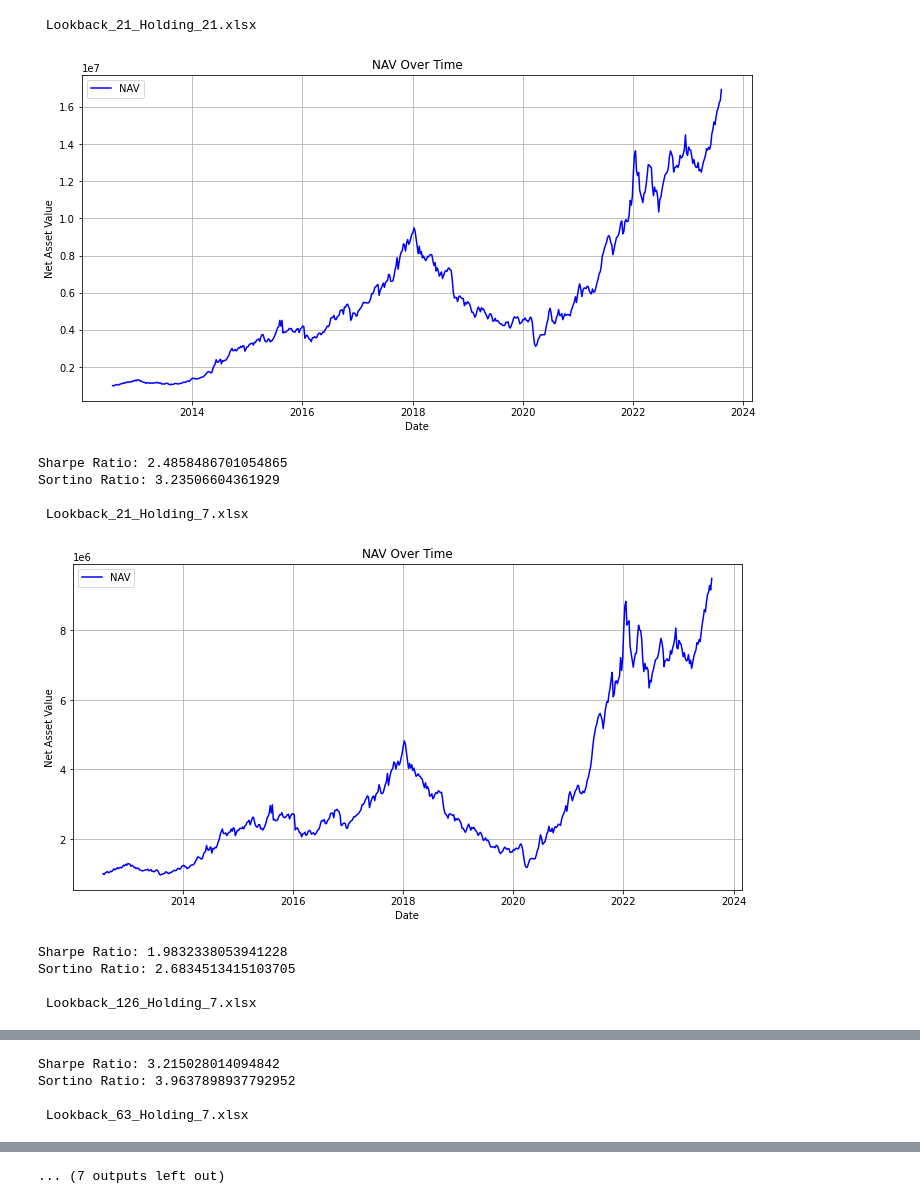
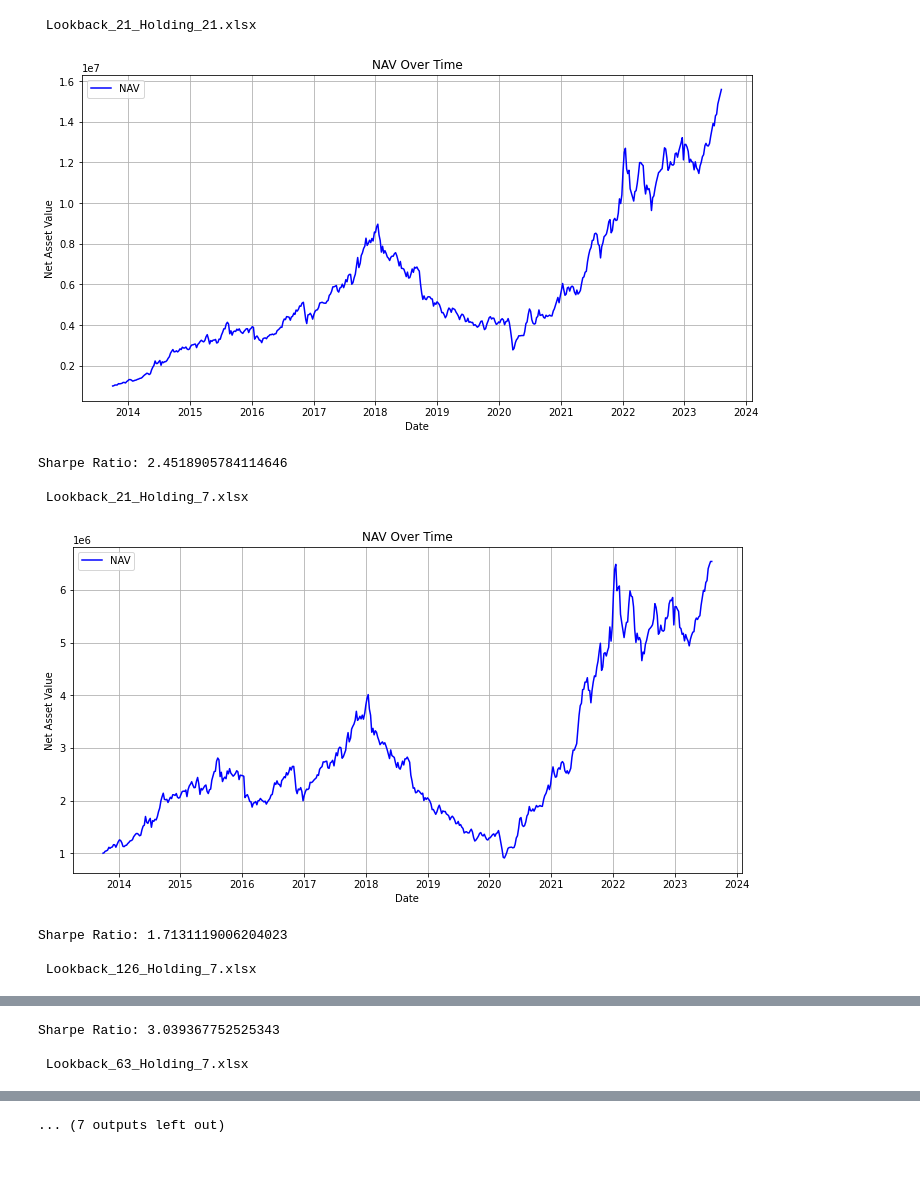
Before and after one commit to Ad-Aayush/BacktestFCC, a Jupyter notebook: drawdown.ipynb, the cells around one changed output, grey strips where cells are left out. Saved outputs shown, nothing was run; the diff lists cells and outputs as text; code cells hidden in the pictures; blank space fills up the shorter version.

Commit message:
Minor-bugs-Added-Excel-Formatting

```diff
--- a/drawdown.ipynb
+++ b/drawdown.ipynb
@@ -34,44 +34,41 @@ for exl in os.listdir('.'):
     if exl.endswith('.xlsx'):
         print("\n", exl)
         # Read the Excel file
         # Assuming the file has a 'Date' column and a 'NAV' column
-        nav_data = pd.read_excel(exl, index_col='Date', parse_dates=True)
+        nav_data = pd.read_excel(exl, index_col='Date', parse_dates=True, date_format='%d-%m-%Y')
 
         # Convert index and NAV values to numpy arrays
         dates = nav_data.index.to_numpy()
         nav_values = nav_data['NAV'].to_numpy()
 
         # Plot NAV over time
         plt.figure(figsize=(12, 6))
         plt.plot(dates, nav_values, label='NAV', color='blue')
         plt.title('NAV Over Time')
         plt.xlabel('Date')
         plt.ylabel('Net Asset Value')
         plt.grid(True)
         plt.legend()
         plt.show()
 
         # Calculate Sharpe Ratio
         # Assuming a risk-free rate of 0%
+        risk_free_rate = 0.07
         daily_returns = nav_data['NAV'].pct_change().dropna()
-        sharpe_ratio = daily_returns.mean() / daily_returns.std() * np.sqrt(252)  # Annualized
+        sharpe_ratio = (daily_returns.mean() - risk_free_rate/252) / daily_returns.std() * np.sqrt(252) # Annualized
 
         # Calculate Sortino Ratio
         # Assuming a risk-free rate of 0% and focusing only on the downside
-        negative_returns = daily_returns[daily_returns < 0]
-        sortino_ratio = daily_returns.mean() / negative_returns.std() * np.sqrt(252)  # Annualized
-
+        # negative_returns = daily_returns[daily_returns < 0]
+        # sortino_ratio = (daily_returns.mean() - risk_free_rate/252) / negative_returns.std() * np.sqrt(252)
         print(f"Sharpe Ratio: {sharpe_ratio}")
-        print(f"Sortino Ratio: {sortino_ratio}")
 # %% [output]
  Lookback_21_Holding_21.xlsx
-[figure, old version]
+[figure, new version]
-Sharpe Ratio: 2.4858486701054865
-Sortino Ratio: 3.23506604361929
+Sharpe Ratio: 2.4518905784114646
 
  Lookback_21_Holding_7.xlsx
-[figure, old version]
+[figure, new version]
-Sharpe Ratio: 1.9832338053941228
-Sortino Ratio: 2.6834513415103705
+Sharpe Ratio: 1.7131119006204023
 
  Lookback_126_Holding_7.xlsx
@@ -79,4 +76,3 @@ Sortino Ratio: 2.6834513415103705
-Sharpe Ratio: 3.215028014094842
-Sortino Ratio: 3.9637898937792952
+Sharpe Ratio: 3.039367752525343
 
  Lookback_63_Holding_7.xlsx
```
Also changed, not shown: parts of 2 cells of this notebook, 13 other files.
